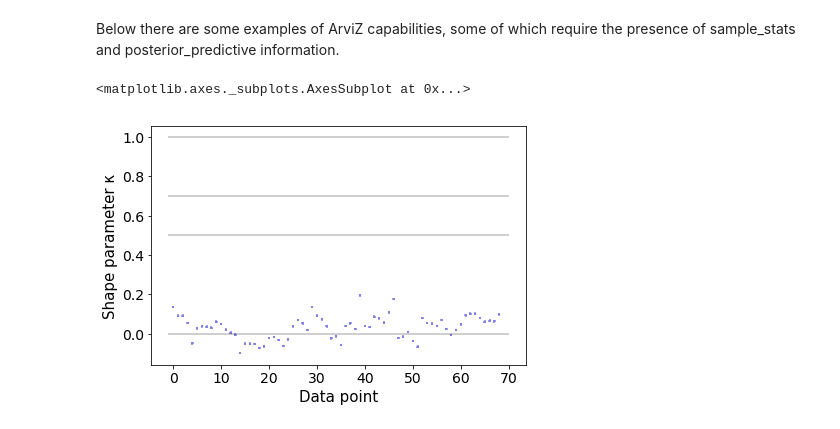
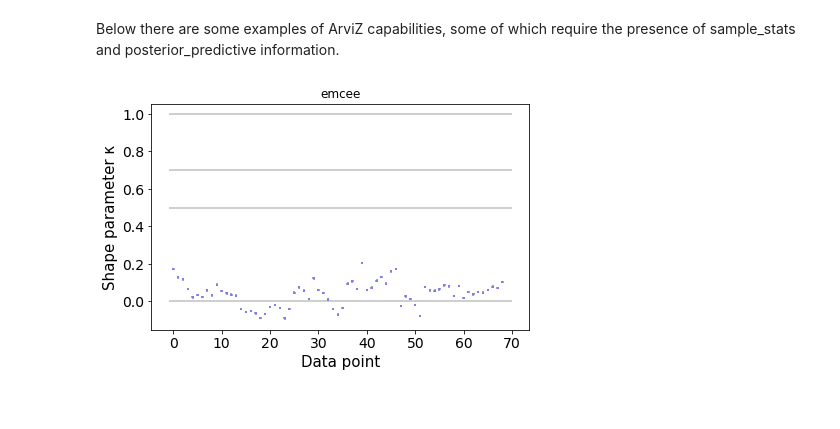
Before and after one commit to OriolAbril/Bayesian-Inference-examples, a Jupyter notebook: Multiple_Linear_Regression/multiple_linear_regression_emcee.ipynb, the cells around one changed output. Cells and saved outputs as stored; diff of their text form; code cells hidden in the pictures.

Commit message:
Update emcee and pymc codes
Use titles in plots and minor changes

```diff
--- a/Multiple_Linear_Regression/multiple_linear_regression_emcee.ipynb
+++ b/Multiple_Linear_Regression/multiple_linear_regression_emcee.ipynb
@@ -97,10 +97,10 @@ Inference data with groups:
 Below there are some examples of ArviZ capabilities, some of which require the presence of sample_stats and posterior_predictive information.
 # %%
 loo_df = az.loo(idata,pointwise=True)
-az.plot_khat(loo_df.pareto_k)
+ax = az.plot_khat(loo_df.pareto_k)
+ax.set_title("emcee");
 # %% [output]
-<matplotlib.axes._subplots.AxesSubplot at 0x...>
-[figure, old version]
+[figure, new version]
 # %%
 az.plot_posterior(idata);
 # %% [output]
```
Also changed, not shown: parts of 4 cells of this notebook, 1 other file.
